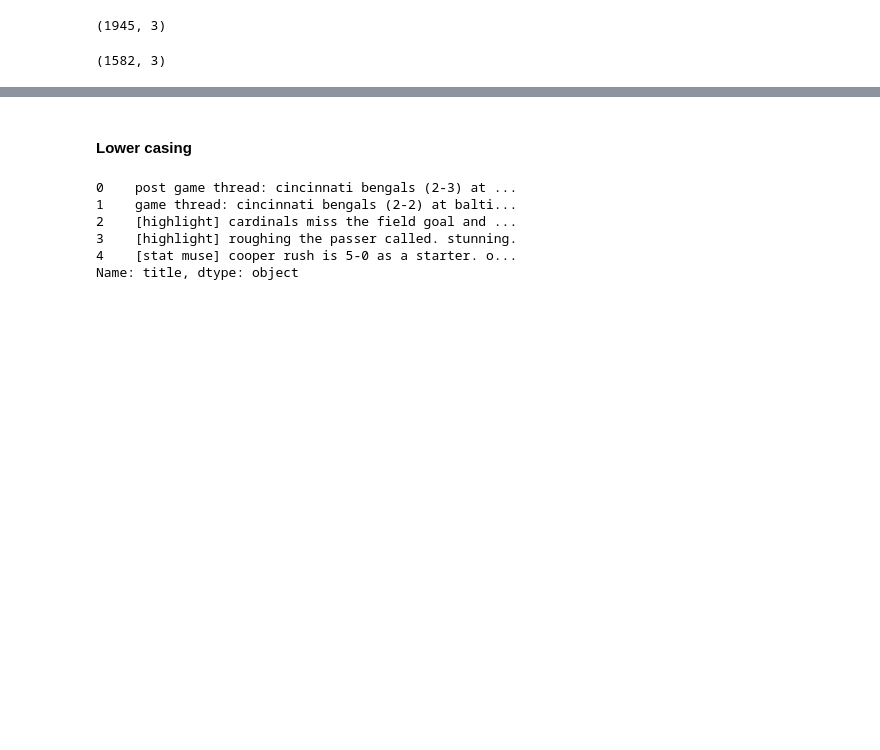
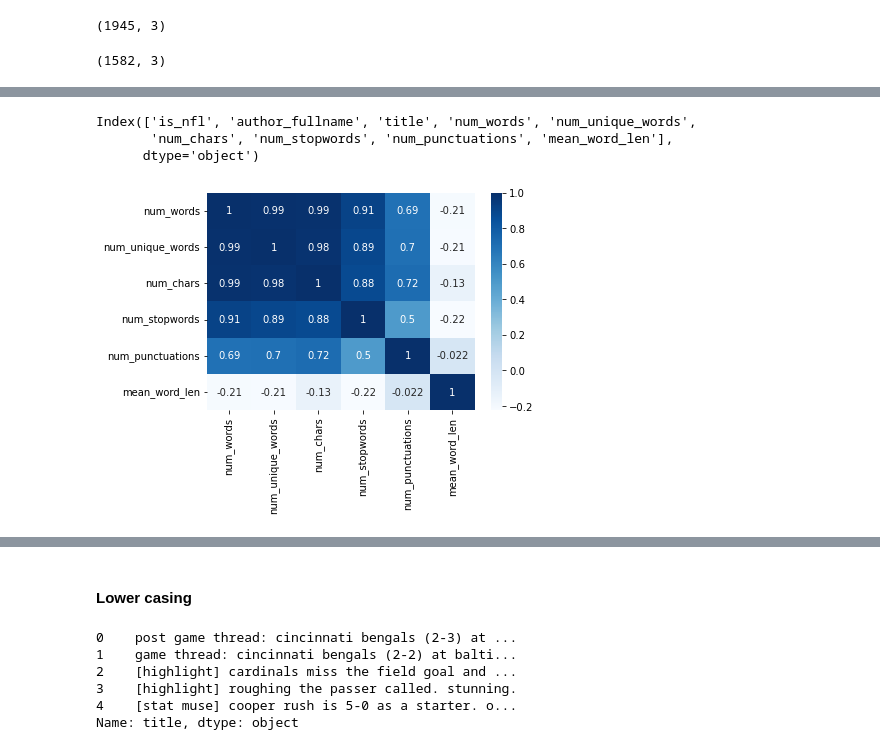
Before and after one commit to niphonch/project3_NLP_subreddit, a Jupyter notebook: NLP frequent word removal.ipynb, the cells around one changed output, grey strips where cells are left out. Drawn from its saved outputs; the diff is of its cells as text; code cells hidden in the pictures; blank space fills up the shorter version.

```diff
--- a/NLP frequent word removal.ipynb
+++ b/NLP frequent word removal.ipynb
@@ -5,8 +20,19 @@ import numpy as np
 import seaborn as sns
 import matplotlib.pyplot as plt
 
-from nltk.tokenize import RegexpTokenizer
+import math, itertools
+from matplotlib_venn import venn2
 
+import nltk
+from nltk.corpus import stopwords
+import string
+from nltk.tokenize import RegexpTokenizer, sent_tokenize, word_tokenize
+eng_stopwords = set(stopwords.words("english"))
+from nltk.stem import PorterStemmer
+st = PorterStemmer()
+
+from textblob import Word
+import re
 # sklearn libraries
 from sklearn.pipeline                import Pipeline
 from sklearn.linear_model            import LogisticRegression
@@ -14,7 +40,8 @@ from sklearn.naive_bayes             import MultinomialNB
 from sklearn.ensemble                import RandomForestClassifier
 from sklearn.model_selection         import train_test_split, GridSearchCV
 from sklearn.feature_extraction.text import CountVectorizer, TfidfVectorizer
-
+from sklearn.preprocessing import StandardScaler
+from sklearn.feature_extraction import DictVectorizer
 from sklearn.metrics import accuracy_score, classification_report, confusion_matrix, ConfusionMatrixDisplay
 # %%
 df1 =pd.read_csv('data/nfl.csv')
@@ -105,0 +135,19 @@ df.shape
+# %%
+## Number of words in the text ##
+df["num_words"] = df["title"].apply(lambda x: len(str(x).split()))
+
+## Number of unique words in the text ##
+df["num_unique_words"] = df["title"].apply(lambda x: len(set(str(x).split())))
+
+## Number of characters in the text ##
+df["num_chars"] = df["title"].apply(lambda x: len(str(x)))
+
+## Number of stopwords in the text ##
+df["num_stopwords"] = df["title"].apply(lambda x: len([w for w in str(x).lower().split() if w in eng_stopwords]))
+
+## Number of punctuations in the text ##
+df["num_punctuations"] =df['title'].apply(lambda x: len([c for c in str(x) if c in string.punctuation]))
+
+
+## Average length of the words in the text ##
+df["mean_word_len"] = df["title"].apply(lambda x: np.mean([len(w) for w in str(x).split()]))
@@ -105,0 +163,14 @@ df.shape
+# %%
+df.columns
+# %% [output]
+Index(['is_nfl', 'author_fullname', 'title', 'num_words', 'num_unique_words',
+       'num_chars', 'num_stopwords', 'num_punctuations', 'mean_word_len'],
+      dtype='object')
+# %%
+#correlation matrix of 'title_ave_length' 'title_word_count' 'title_length'
+df_word = df[['num_words', 'num_unique_words',
+       'num_chars', 'num_stopwords', 'num_punctuations', 'mean_word_len']].copy()
+corr = df_word.corr()
+sns.heatmap(corr, cmap="Blues", annot=True);
+# %% [output]
+[figure, added]
```
Also changed, not shown: parts of 86 cells of this notebook.
